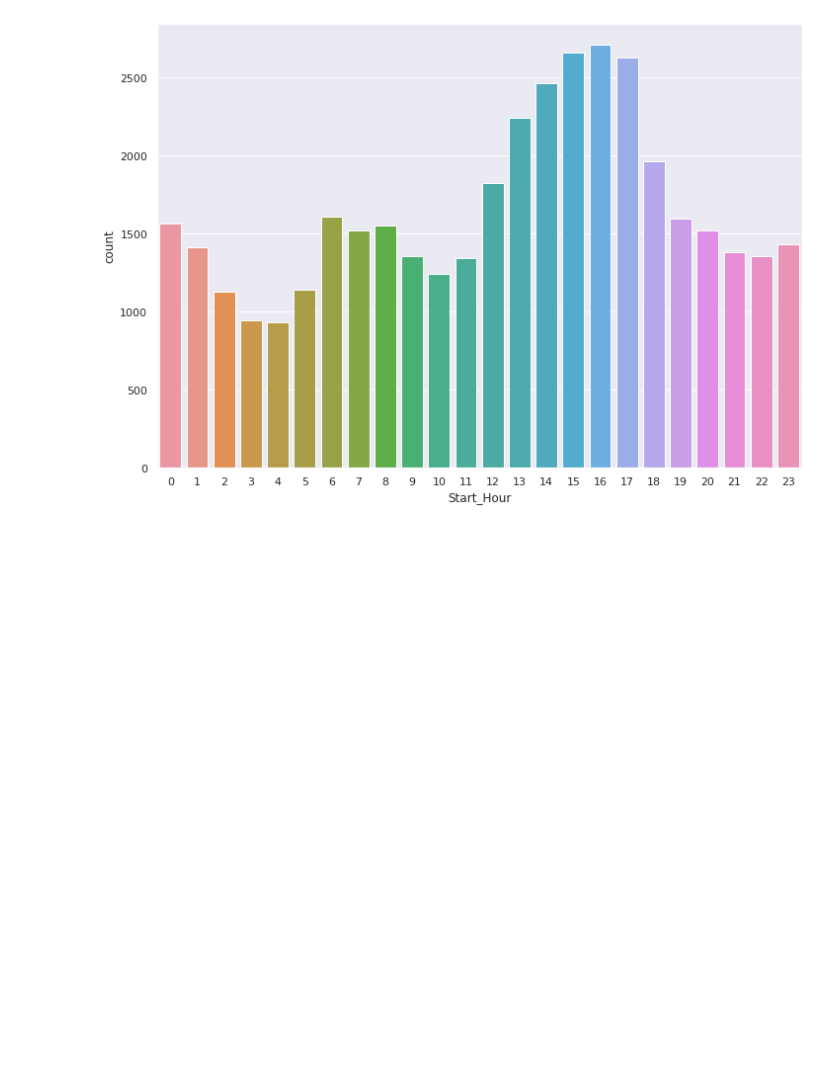
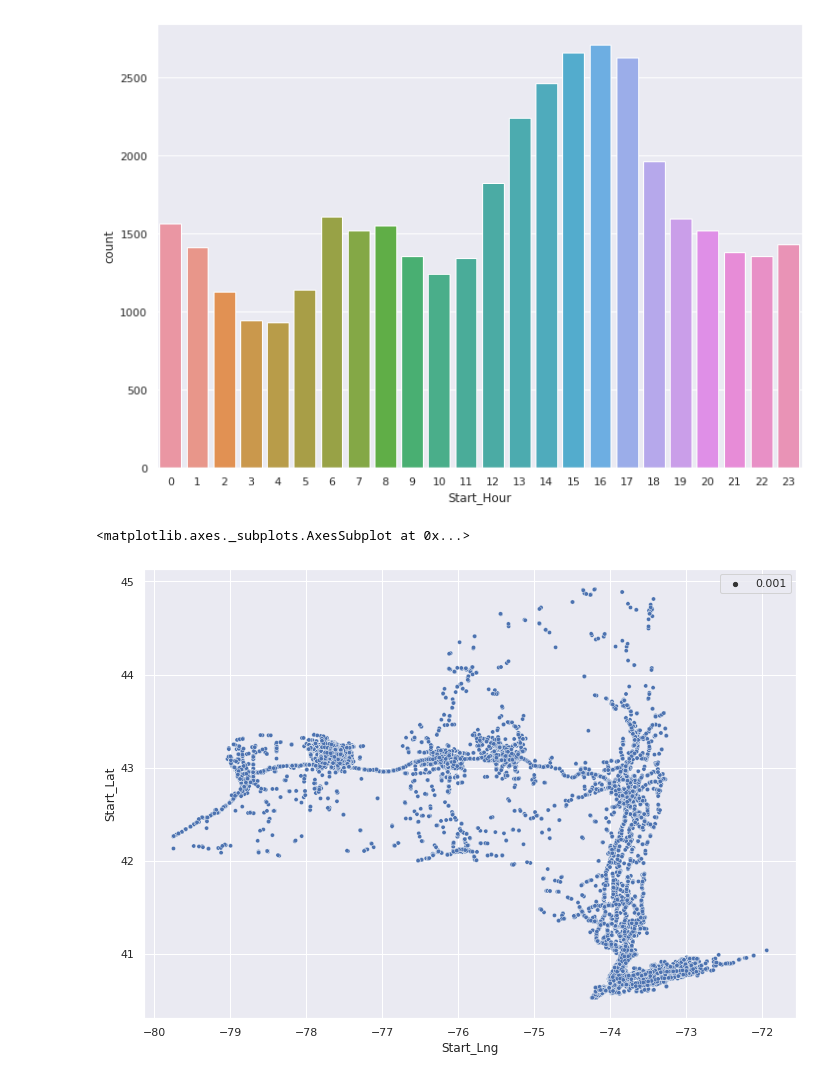
Before and after one commit to bmatore/inft6201, a Jupyter notebook: Data_Analysis_Report_Group_12.ipynb, the cells around one changed output. Drawn from its saved outputs; the diff is of its cells as text; code cells hidden in the pictures; blank space fills up the shorter version.

```diff
--- a/Data_Analysis_Report_Group_12.ipynb
+++ b/Data_Analysis_Report_Group_12.ipynb
@@ -79,3 +77,6 @@ dtype: int64
+# %%
+#Number column is missing a lot of data, so it be dropped
+df_accidents = df_accidents.drop('Number', axis=1)
 # %%
 df_accidents.shape
 # %% [output]
@@ -121,3 +122,8 @@ sns.countplot(df_accidents['Start_Hour'])
 # %% [output]
 <matplotlib.axes._subplots.AxesSubplot at 0x...>
 [figure]
+# %%
+sns.scatterplot(x=df_accidents.Start_Lng, y=df_accidents.Start_Lat, size=0.001)
+# %% [output]
+<matplotlib.axes._subplots.AxesSubplot at 0x...>
+[figure, added]
```
Also changed, not shown: parts of 3 cells of this notebook.
